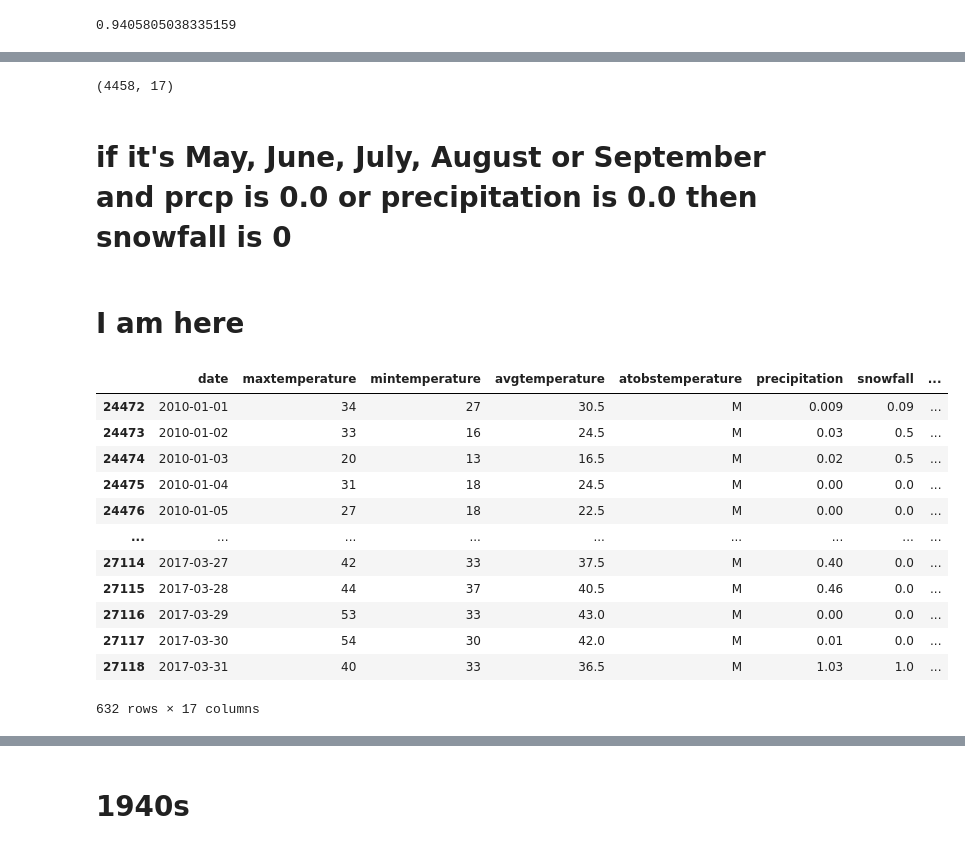
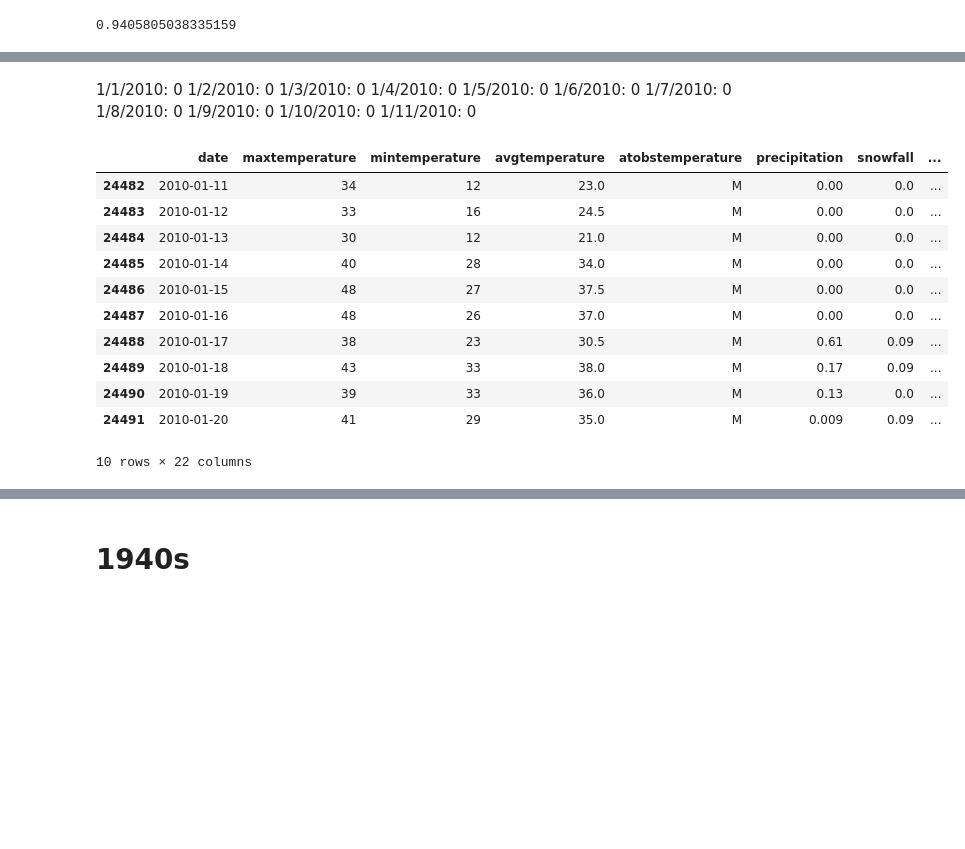
Before and after one commit to mrp10005/Bradley_CT_Weather, a Jupyter notebook: Bradley_Data_Cleansing_1_1_1943_12_31_2023.ipynb, the cells around one changed output, grey strips where cells are left out. Cells and saved outputs as stored; diff of their text form; code cells hidden in the pictures; blank space fills up the shorter version.

```diff
--- a/Bradley_Data_Cleansing_1_1_1943_12_31_2023.ipynb
+++ b/Bradley_Data_Cleansing_1_1_1943_12_31_2023.ipynb
@@ -740,6 +769,27 @@ print(df2_2010s.snow_same.sum()/len(df2_2010s))
+# %% [markdown]
+1/1/2010: 0
+1/2/2010: 0
+1/3/2010: 0
+1/4/2010: 0
+1/5/2010: 0
+1/6/2010: 0
+1/7/2010: 0
+1/8/2010: 0
+1/9/2010: 0
+1/10/2010: 0
+1/11/2010: 0
 # %%
-df2[df2['snow'].isna()].shape
+df2_2010s[(df2_2010s['date']>='2010-01-11')&(df2_2010s['date']<='2010-01-20')]
 # %% [output]
+|  | date | maxtemperature | mintemperature | avgtemperature | atobstemperature | precipitation | snowfall | ... |
+| 24482 | 2010-01-11 | 34 | 12 | 23.0 | M | 0.00 | 0.0 | ... |
+| 24483 | 2010-01-12 | 33 | 16 | 24.5 | M | 0.00 | 0.0 | ... |
+| 24484 | 2010-01-13 | 30 | 12 | 21.0 | M | 0.00 | 0.0 | ... |
+| 24485 | 2010-01-14 | 40 | 28 | 34.0 | M | 0.00 | 0.0 | ... |
+| 24486 | 2010-01-15 | 48 | 27 | 37.5 | M | 0.00 | 0.0 | ... |
+| 24487 | 2010-01-16 | 48 | 26 | 37.0 | M | 0.00 | 0.0 | ... |
+| 24488 | 2010-01-17 | 38 | 23 | 30.5 | M | 0.61 | 0.09 | ... |
+| 24489 | 2010-01-18 | 43 | 33 | 38.0 | M | 0.17 | 0.09 | ... |
+| 24490 | 2010-01-19 | 39 | 33 | 36.0 | M | 0.13 | 0.0 | ... |
+| 24491 | 2010-01-20 | 41 | 29 | 35.0 | M | 0.009 | 0.09 | ... |
-(4458, 17)
+10 rows × 22 columns
-# %% [markdown]
-# if it's May, June, July, August or September and prcp is 0.0 or precipitation is 0.0 then snowfall is 0
@@ -748,18 +795,0 @@ df2.loc[(df2['month'].isin([5,6,7,8,9])) & (df2['prcp'] == 0.0) | (df2['precipit
-# %% [markdown]
-# I am here
-# %%
-df2[(df2['snowdepth']== 'M') & (df2['date'] >= '2010-01-01') & (df2['date'] >= '2010-01-01')]
-# %% [output]
-|  | date | maxtemperature | mintemperature | avgtemperature | atobstemperature | precipitation | snowfall | ... |
-| 24472 | 2010-01-01 | 34 | 27 | 30.5 | M | 0.009 | 0.09 | ... |
-| 24473 | 2010-01-02 | 33 | 16 | 24.5 | M | 0.03 | 0.5 | ... |
-| 24474 | 2010-01-03 | 20 | 13 | 16.5 | M | 0.02 | 0.5 | ... |
-| 24475 | 2010-01-04 | 31 | 18 | 24.5 | M | 0.00 | 0.0 | ... |
-| 24476 | 2010-01-05 | 27 | 18 | 22.5 | M | 0.00 | 0.0 | ... |
-| ... | ... | ... | ... | ... | ... | ... | ... | ... |
-| 27114 | 2017-03-27 | 42 | 33 | 37.5 | M | 0.40 | 0.0 | ... |
-| 27115 | 2017-03-28 | 44 | 37 | 40.5 | M | 0.46 | 0.0 | ... |
-| 27116 | 2017-03-29 | 53 | 33 | 43.0 | M | 0.00 | 0.0 | ... |
-| 27117 | 2017-03-30 | 54 | 30 | 42.0 | M | 0.01 | 0.0 | ... |
-| 27118 | 2017-03-31 | 40 | 33 | 36.5 | M | 1.03 | 1.0 | ... |
-632 rows × 17 columns
```
Also changed, not shown: parts of 26 cells of this notebook.
